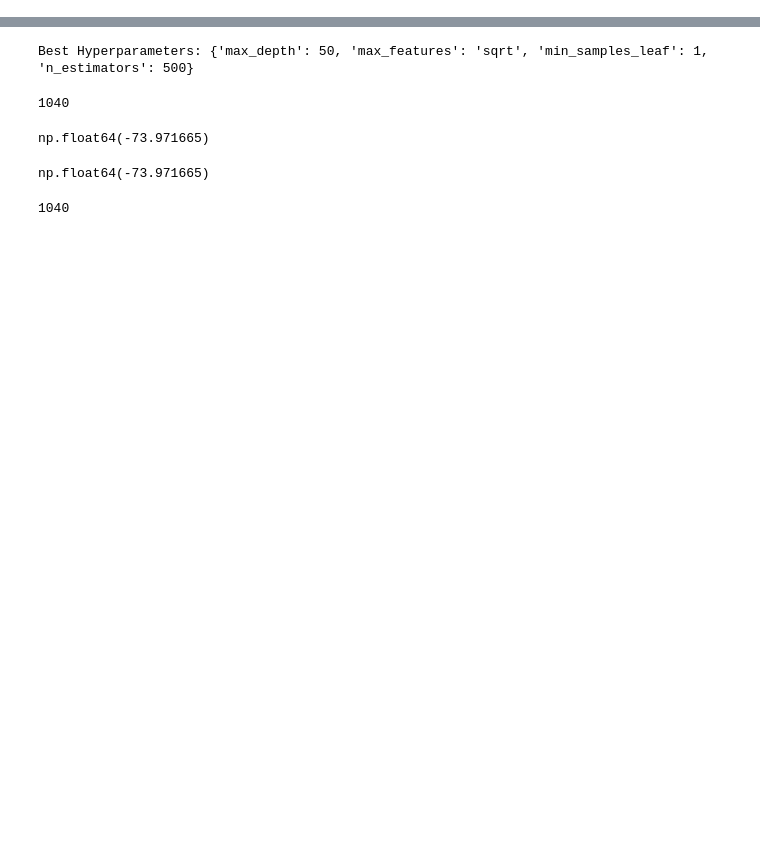
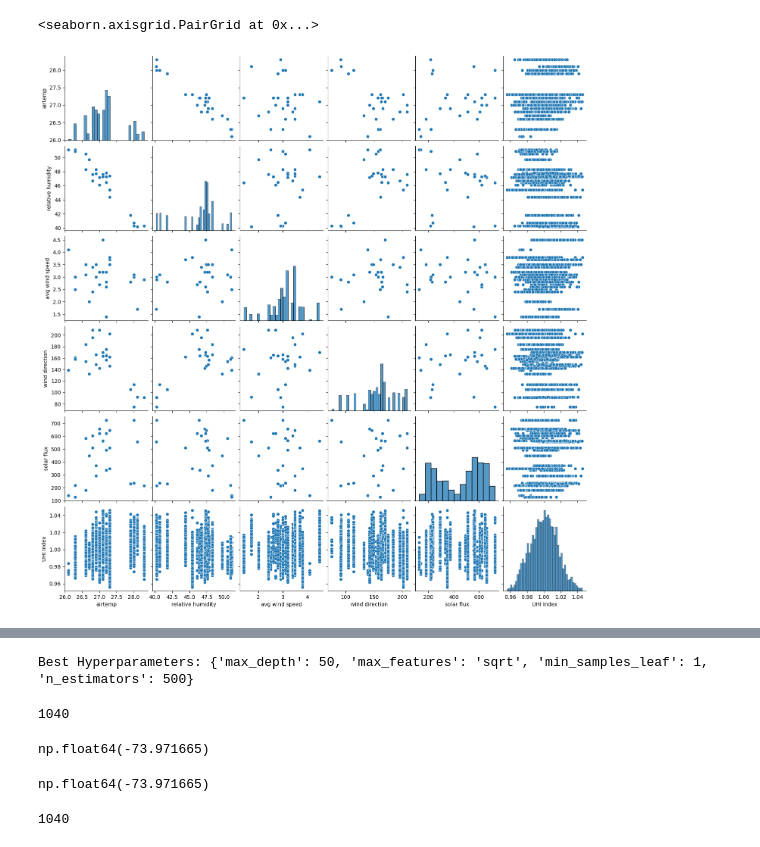
Before and after one commit to EvanBarnett2027/EY-Data-Chal, a Jupyter notebook: get_features.ipynb, the cells around one changed output, grey strips where cells are left out. Cells and saved outputs as stored; diff of their text form; code cells hidden in the pictures; blank space fills up the shorter version.

```diff
--- a/get_features.ipynb
+++ b/get_features.ipynb
@@ -153,3 +153,11 @@ X = train_data.drop(columns=['Longitude',
 y = train_data['UHI Index']
 
 X_train, X_test, y_train, y_test = train_test_split(X, y, test_size=0.2, random_state=1)
+# %%
+import matplotlib.pyplot as plt
+import seaborn as sns
+
+sns.pairplot(pd.concat([X_test,y], axis=1).iloc[:, -6:])
+# %% [output]
+<seaborn.axisgrid.PairGrid at 0x...>
+[figure, added]
```
Also changed, not shown: parts of 2 cells of this notebook, 4 other files.
